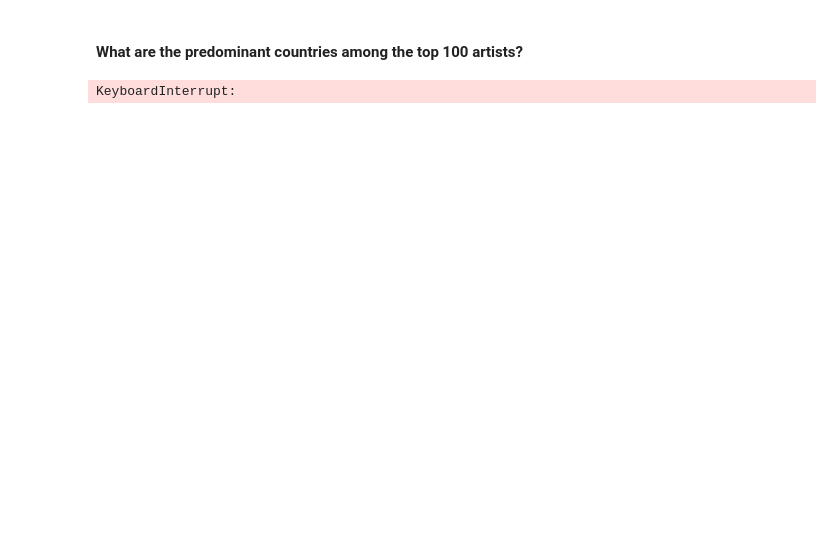
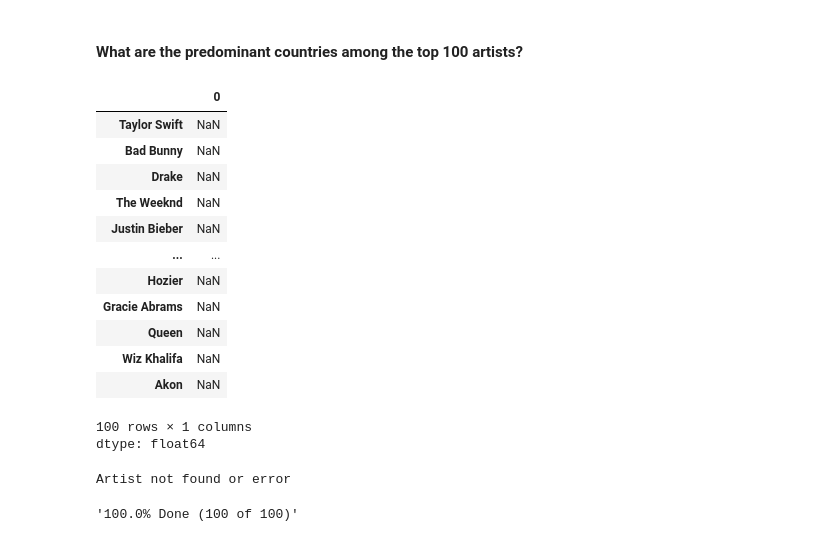
Before and after one commit to prokope/learning-data-science, a Jupyter notebook: eda.ipynb, the cells around one changed output. Saved outputs shown, nothing was run; the diff lists cells and outputs as text; code cells hidden in the pictures; blank space fills up the shorter version.

Commit message:
data-collection: getting artists' nationalities

```diff
--- a/eda.ipynb
+++ b/eda.ipynb
@@ -629,6 +622,23 @@ Text(0.5, 1.0, 'Top genres on top 100 artists')
+# %%
+top_100_artists_list = artist_popularity_metrics.iloc[:100].index.to_list()
+artists_nationalities = pd.Series([np.nan for artist in top_100_artists_list], index=[top_100_artists_list])
+artists_nationalities
+# %% [output]
+|  | 0 |
+| Taylor Swift | NaN |
+| Bad Bunny | NaN |
+| Drake | NaN |
+| The Weeknd | NaN |
+| Justin Bieber | NaN |
+| ... | ... |
+| Hozier | NaN |
+| Gracie Abrams | NaN |
+| Queen | NaN |
+| Wiz Khalifa | NaN |
+| Akon | NaN |
+100 rows × 1 columns
+dtype: float64
 # %%
-
-
 url = 'https://musicbrainz.org/ws/2/artist'
 
 headers = {
@@ -639,14 +649,16 @@ params = {
     'fmt': 'json'
 }
 
+
 size = len(top_100_artists_list)
 read = 0
 
 for artist in top_100_artists_list:
   read += 1
-  progress = (read * 100) / size
+  progress = (read * 100 / size)
   display(f'{progress:.1f}% Done ({read} of {size})')
   clear_output(wait=True)
+
   params['query'] = artist
 
   try:
@@ -654,20 +666,32 @@ for artist in top_100_artists_list:
 
     if response.status_code != 200:
       print('Artist not found or error')
-      retry(params, headers, attempts=5)
       continue
 
   except requests.exceptions.ConnectionError as e:
     display('Connection error')
-    retry(params, headers, attempts=5)
+
+    for retry in range(3):
+      display(f'Trying again ({retry + 1})')
+
+      try:
+          sleep(0.25)
+          response = requests.get(url, params=params, headers=headers)
+
+          if response.status_code == 200:
+            display('Successfully read after retry')
+            break
+      except:
+          continue
 
   if response:
     data = response.json()
 
-    if data['artists']:
-      print('Artist found')
+    if 'artists' in data:
       if 'country' in data['artists'][0]:
-        # display(f'The artist {artist} is from {data['artists'][0]['country']}')
-        artists_nationalities[artist] = data['artists'][0]['country']
+        # print('Artist found')
+        # display(f'{artist} is from {data['artists'][0]['country']}')
+        artists_nationalities.loc[artist] = data['artists'][0]['country']
 # %% [output]
-KeyboardInterrupt:
+Artist not found or error
+'100.0% Done (100 of 100)'
```
Also changed, not shown: parts of 20 cells of this notebook.
